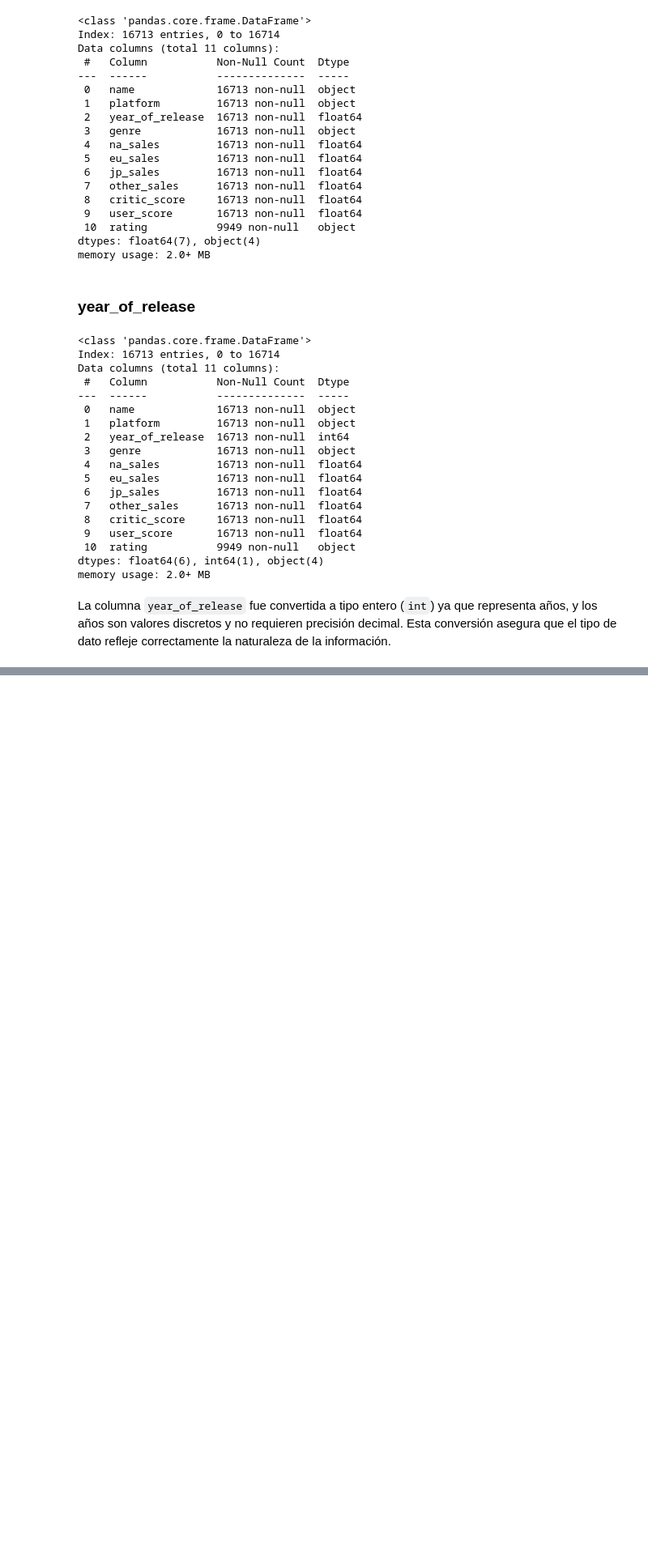
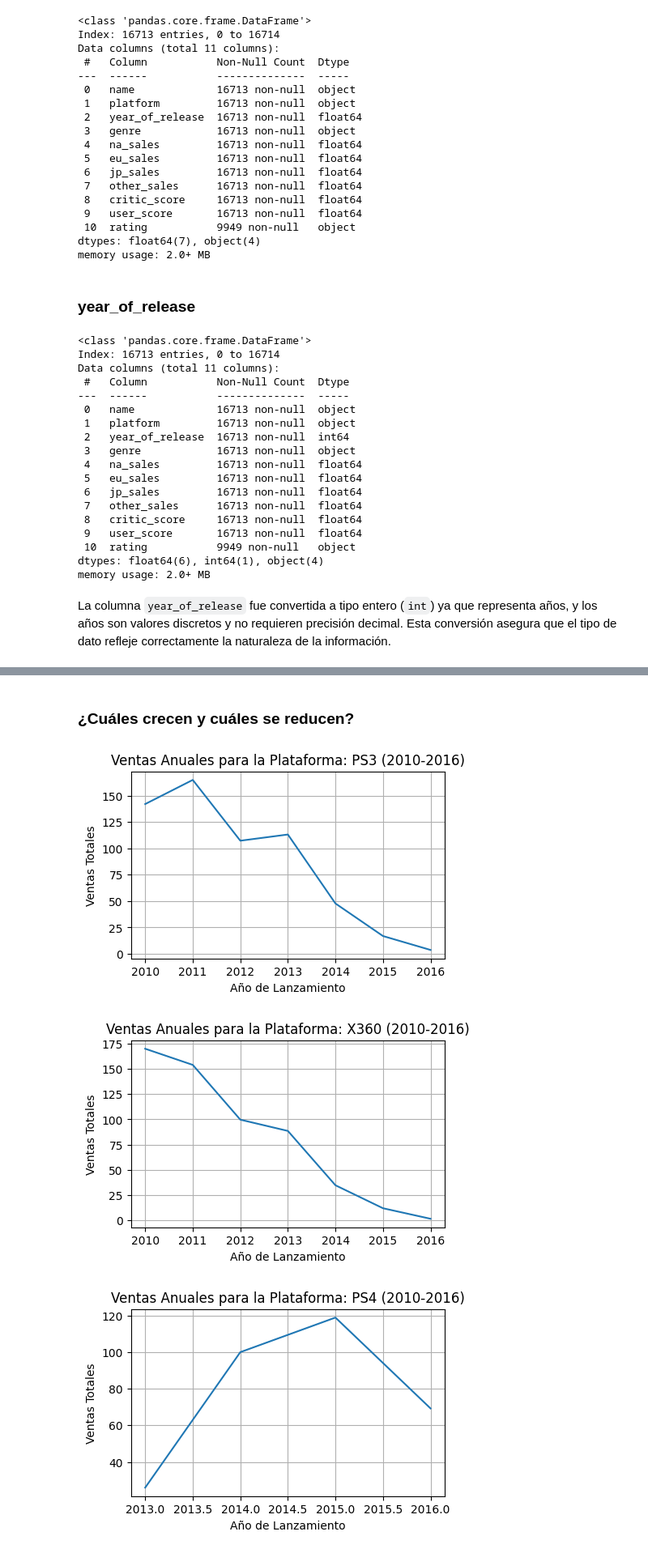
Before and after one commit to Davichobacter/data_science_tt, a Jupyter notebook: sprint_6/notebook.ipynb, the cells around one changed output, grey strips where cells are left out. Shown at 81% size. Drawn from its saved outputs; the diff is of its cells as text; code cells hidden in the pictures; blank space fills up the shorter version.

```diff
--- a/sprint_6/notebook.ipynb
+++ b/sprint_6/notebook.ipynb
@@ -462,0 +685,2 @@ La columna `year_of_release` fue convertida a tipo entero (`int`) ya que represe
+# %%
+period_data = df[(df['year_of_release'] >= 2010) & (df['year_of_release'] <= 2016)]
@@ -462,0 +727,5 @@ La columna `year_of_release` fue convertida a tipo entero (`int`) ya que represe
+# %%
+platform_sales_in_period = period_data.groupby('platform')['total_sales'].sum().sort_values(ascending=False)
+
+print("Ventas totales por plataforma (2010-2016):")
+print(platform_sales_in_period)
@@ -462,0 +748,22 @@ La columna `year_of_release` fue convertida a tipo entero (`int`) ya que represe
+# %% [markdown]
+### ¿Cuáles crecen y cuáles se reducen?
+# %%
+top_platforms_period = platform_sales_in_period.head(5).index.tolist()
+
+platform_annual_sales_period = period_data[period_data['platform'].isin(top_platforms_period)
+].groupby(['platform', 'year_of_release'])['total_sales'].sum().reset_index()
+
+# Visualize the annual sales for the top platforms
+for platform in top_platforms_period:
+    platform_data_period = platform_annual_sales_period[platform_annual_sales_period['platform'] == platform]
+    plt.figure(figsize=(5, 3))
+    sns.lineplot(x='year_of_release', y='total_sales', data=platform_data_period)
+    plt.title(f'Ventas Anuales para la Plataforma: {platform} (2010-2016)')
+    plt.xlabel('Año de Lanzamiento')
+    plt.ylabel('Ventas Totales')
+    plt.grid(True)
+    plt.show()
+# %% [output]
+[figure, added]
+[figure, added]
+[figure, added]
```
Also changed, not shown: parts of 56 cells of this notebook.
